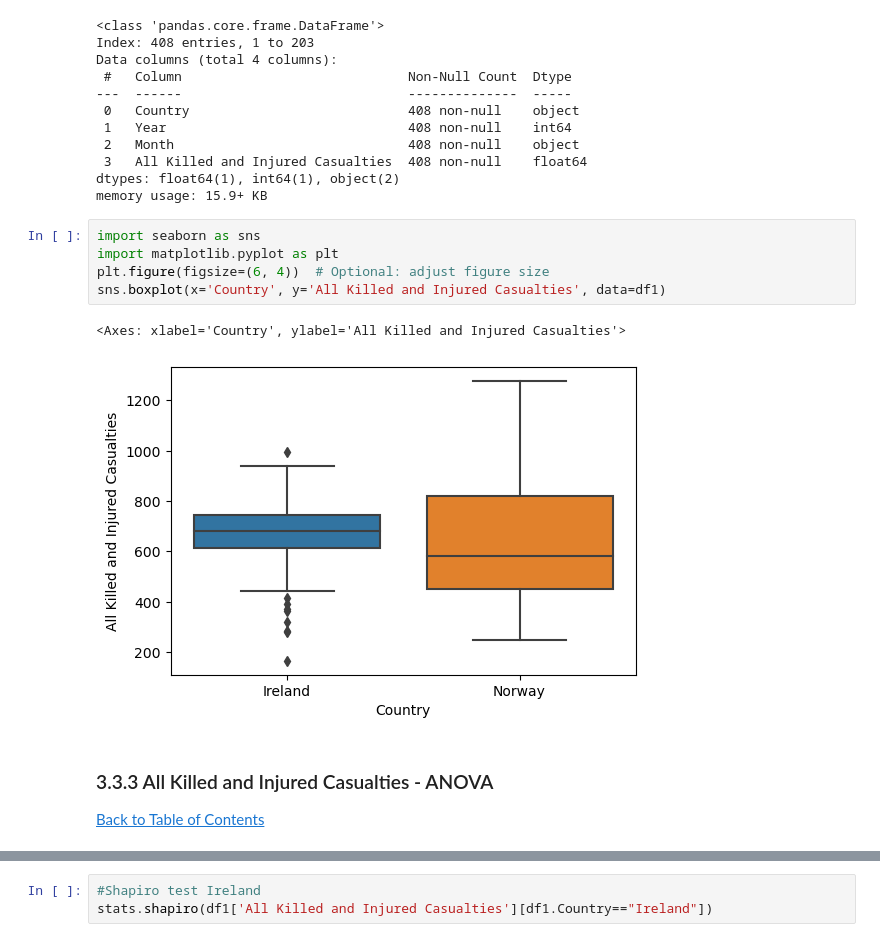
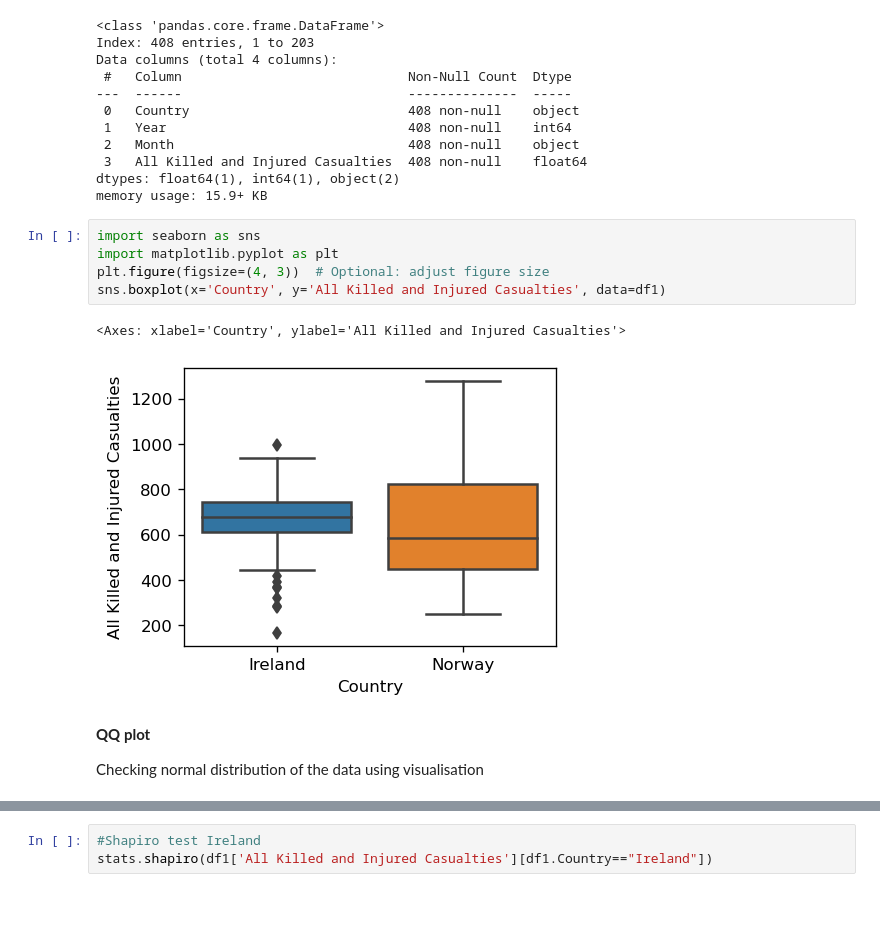
Before and after one commit to Natidhcp/CCT_MSc_DA_CA2, a Jupyter notebook: CA2.ipynb, the cells around one changed output, grey strips where cells are left out. Cells and saved outputs as stored; diff of their text form; blank space fills up the shorter version.

```diff
--- a/CA2.ipynb
+++ b/CA2.ipynb
@@ -2515,14 +2437,13 @@ memory usage: 15.9+ KB
 # %%
 import seaborn as sns
 import matplotlib.pyplot as plt
-plt.figure(figsize=(6, 4))  # Optional: adjust figure size
+plt.figure(figsize=(4, 3))  # Optional: adjust figure size
 sns.boxplot(x='Country', y='All Killed and Injured Casualties', data=df1)
 # %% [output]
 <Axes: xlabel='Country', ylabel='All Killed and Injured Casualties'>
-[figure, old version]
+[figure, new version]
-# %% [markdown]
-<a class="anchor" id="3.3.3"></a>
-### 3.3.3 All Killed and Injured Casualties - ANOVA
-
-[Back to Table of Contents](#0.1)
+# %% [markdown]
+**QQ plot**
+
+Checking normal distribution of the data using visualisation
 # %%
```
Also changed, not shown: parts of 171 cells of this notebook, 3 other files.
